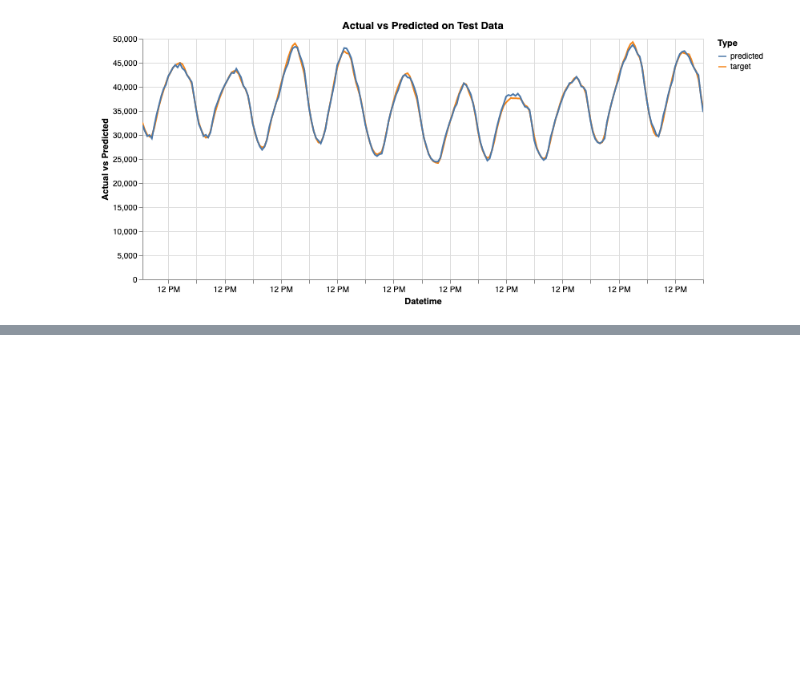
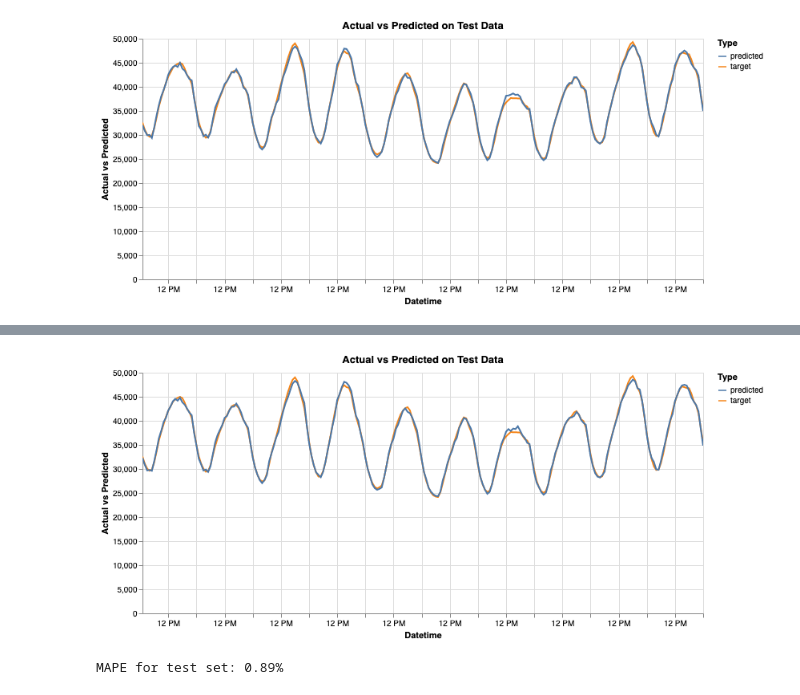
Before and after one commit to arijc76/stock-lstm, a Jupyter notebook: timeseries_using_lags.ipynb, the cells around one changed output, grey strips where cells are left out. Saved outputs shown, nothing was run; the diff lists cells and outputs as text; code cells hidden in the pictures; blank space fills up the shorter version.

```diff
--- a/timeseries_using_lags.ipynb
+++ b/timeseries_using_lags.ipynb
@@ -560,0 +611,2 @@ MAPE for test set: 0.9169302784162651
+# %%
+results = {}
@@ -560,0 +631,17 @@ MAPE for test set: 0.9169302784162651
+# %%
+pipe_ridge = make_pipeline(preprocessor, Ridge(random_state=123))
+pipe_xgb = make_pipeline(preprocessor, XGBRegressor(random_state=123))
+pipe_rf = make_pipeline(preprocessor, RandomForestRegressor(random_state=123))
+
+models = {
+    'ridge': pipe_ridge,
+    'xgboost': pipe_xgb,
+    'rf_regressor': pipe_rf
+}
+# %%
+for (name, model) in models.items():
+    results[name] = mean_std_cross_val_scores(
+        model, X_train, y_train, return_train_score=True, scoring=scoring_metrics
+    )
+
+pd.DataFrame(results)
@@ -560,0 +658,28 @@ MAPE for test set: 0.9169302784162651
+# %%
+pipe_xgb.fit(X_train, y_train);
+
+preds = pipe_xgb.predict(X_test)
+
+actual_vs_pred_df = y_test.reset_index()
+actual_vs_pred_df['predicted'] = preds
+# actual_vs_pred_df.head()
+
+actual_vs_pred_df_long = pd.melt(actual_vs_pred_df, id_vars='Datetime')
+
+# actual_vs_pred_df_long.tail()
+# %%
+# Visualize the actual vs predicted chart for the last 2 days of the test data period
+alt.Chart(actual_vs_pred_df_long[actual_vs_pred_df_long.Datetime > '2018-07-24'],
+          title='Actual vs Predicted on Test Data').mark_line().encode(
+    x=alt.X('Datetime', type='temporal', title='Datetime'),
+    y=alt.Y('value', type='quantitative', title='Actual vs Predicted'),
+    color=alt.Color('variable', title='Type')
+).properties(
+    width=700
+).interactive()
+# %% [output]
+[figure, added]
+# %%
+print(f'MAPE for test set: {mape(actual_vs_pred_df["target"], actual_vs_pred_df["predicted"]):.2f}%')
+# %% [output]
+MAPE for test set: 0.89%
```
Also changed, not shown: parts of 21 cells of this notebook.
